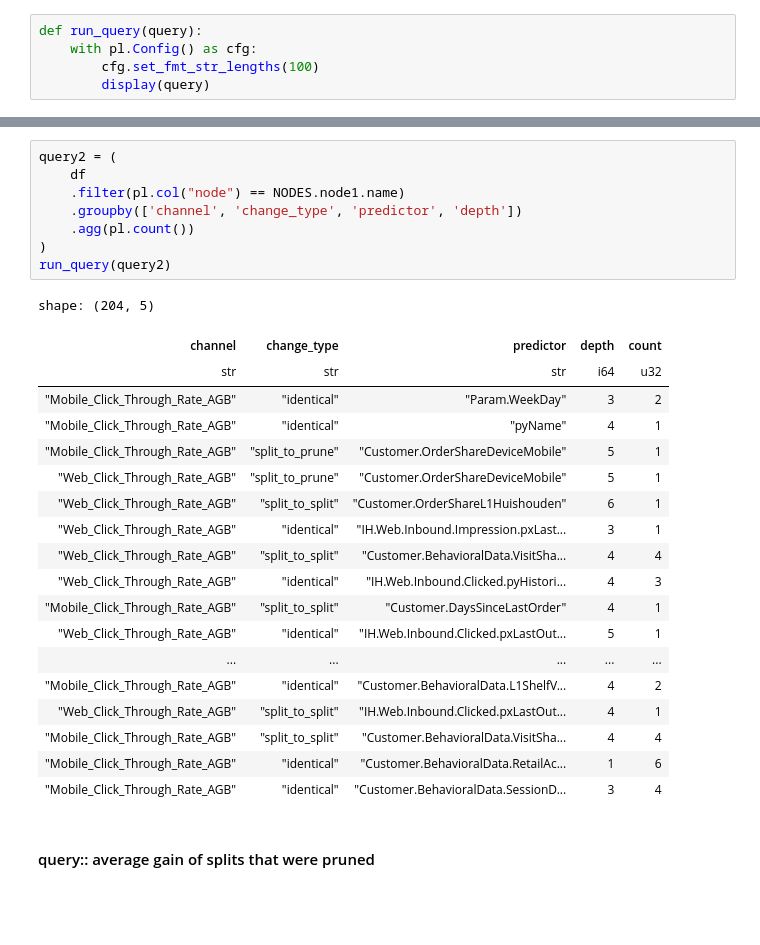
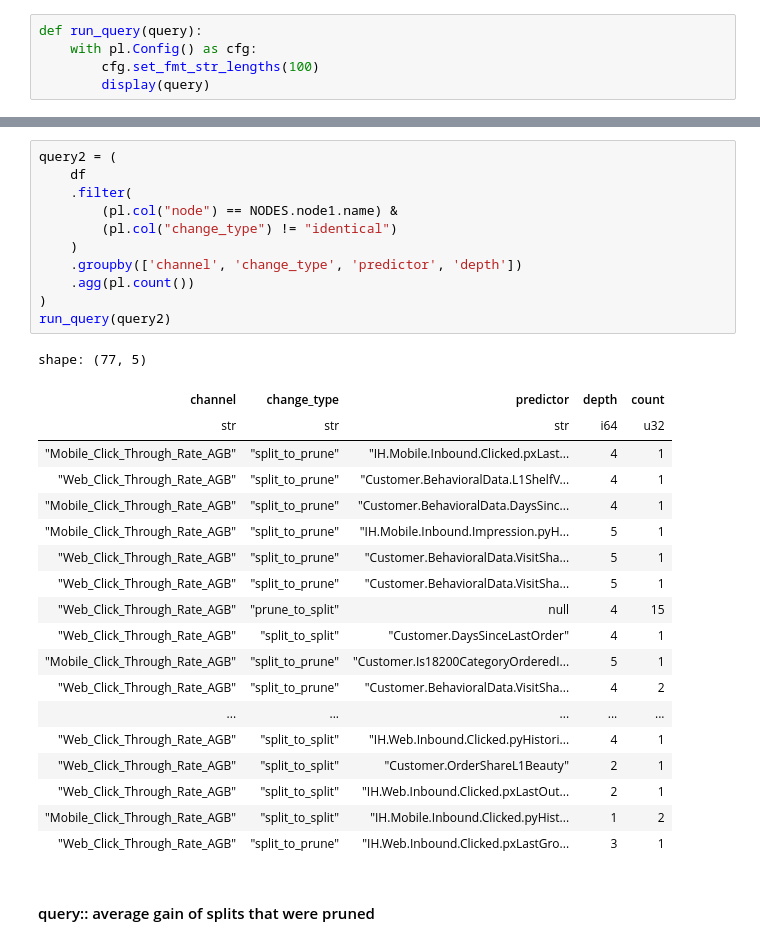
Before and after one commit to shaniyahassanali/pega-datascientist-tools, a Jupyter notebook: examples/datamart/TreeAnalysis.ipynb, the cells around one changed output, grey strips where cells are left out. Saved outputs shown, nothing was run; the diff lists cells and outputs as text; blank space fills up the shorter version.

```diff
--- a/examples/datamart/TreeAnalysis.ipynb
+++ b/examples/datamart/TreeAnalysis.ipynb
@@ -123,31 +122,34 @@ shape: (2, 16)
 # %%
 query2 = (
     df
-    .filter(pl.col("node") == NODES.node1.name)
+    .filter(
+        (pl.col("node") == NODES.node1.name) &
+        (pl.col("change_type") != "identical")
+    )
     .groupby(['channel', 'change_type', 'predictor', 'depth'])
     .agg(pl.count())
 )
 run_query(query2)
 # %% [output]
-shape: (204, 5)
+shape: (77, 5)
 | channel | change_type | predictor | depth | count |
 | str | str | str | i64 | u32 |
-| "Mobile_Click_Through_Rate_AGB" | "identical" | "Param.WeekDay" | 3 | 2 |
-| "Mobile_Click_Through_Rate_AGB" | "identical" | "pyName" | 4 | 1 |
-| "Mobile_Click_Through_Rate_AGB" | "split_to_prune" | "Customer.OrderShareDeviceMobile" | 5 | 1 |
-| "Web_Click_Through_Rate_AGB" | "split_to_prune" | "Customer.OrderShareDeviceMobile" | 5 | 1 |
-| "Web_Click_Through_Rate_AGB" | "split_to_split" | "Customer.OrderShareL1Huishouden" | 6 | 1 |
-| "Web_Click_Through_Rate_AGB" | "identical" | "IH.Web.Inbound.Impression.pxLast... | 3 | 1 |
-| "Web_Click_Through_Rate_AGB" | "split_to_split" | "Customer.BehavioralData.VisitSha... | 4 | 4 |
-| "Web_Click_Through_Rate_AGB" | "identical" | "IH.Web.Inbound.Clicked.pyHistori... | 4 | 3 |
-| "Mobile_Click_Through_Rate_AGB" | "split_to_split" | "Customer.DaysSinceLastOrder" | 4 | 1 |
-| "Web_Click_Through_Rate_AGB" | "identical" | "IH.Web.Inbound.Clicked.pxLastOut... | 5 | 1 |
+| "Mobile_Click_Through_Rate_AGB" | "split_to_prune" | "IH.Mobile.Inbound.Clicked.pxLast... | 4 | 1 |
+| "Web_Click_Through_Rate_AGB" | "split_to_prune" | "Customer.BehavioralData.L1ShelfV... | 4 | 1 |
+| "Mobile_Click_Through_Rate_AGB" | "split_to_prune" | "Customer.BehavioralData.DaysSinc... | 4 | 1 |
+| "Mobile_Click_Through_Rate_AGB" | "split_to_prune" | "IH.Mobile.Inbound.Impression.pyH... | 5 | 1 |
+| "Web_Click_Through_Rate_AGB" | "split_to_prune" | "Customer.BehavioralData.VisitSha... | 5 | 1 |
+| "Web_Click_Through_Rate_AGB" | "split_to_prune" | "Customer.BehavioralData.VisitSha... | 5 | 1 |
+| "Web_Click_Through_Rate_AGB" | "prune_to_split" | null | 4 | 15 |
+| "Web_Click_Through_Rate_AGB" | "split_to_split" | "Customer.DaysSinceLastOrder" | 4 | 1 |
+| "Mobile_Click_Through_Rate_AGB" | "split_to_prune" | "Customer.Is18200CategoryOrderedI... | 5 | 1 |
+| "Web_Click_Through_Rate_AGB" | "split_to_prune" | "Customer.BehavioralData.VisitSha... | 4 | 2 |
 | ... | ... | ... | ... | ... |
-| "Mobile_Click_Through_Rate_AGB" | "identical" | "Customer.BehavioralData.L1ShelfV... | 4 | 2 |
-| "Web_Click_Through_Rate_AGB" | "split_to_split" | "IH.Web.Inbound.Clicked.pxLastOut... | 4 | 1 |
-| "Mobile_Click_Through_Rate_AGB" | "split_to_split" | "Customer.BehavioralData.VisitSha... | 4 | 4 |
-| "Mobile_Click_Through_Rate_AGB" | "identical" | "Customer.BehavioralData.RetailAc... | 1 | 6 |
-| "Mobile_Click_Through_Rate_AGB" | "identical" | "Customer.BehavioralData.SessionD... | 3 | 4 |
+| "Web_Click_Through_Rate_AGB" | "split_to_split" | "IH.Web.Inbound.Clicked.pyHistori... | 4 | 1 |
+| "Web_Click_Through_Rate_AGB" | "split_to_split" | "Customer.OrderShareL1Beauty" | 2 | 1 |
+| "Web_Click_Through_Rate_AGB" | "split_to_split" | "IH.Web.Inbound.Clicked.pxLastOut... | 2 | 1 |
+| "Mobile_Click_Through_Rate_AGB" | "split_to_split" | "IH.Mobile.Inbound.Clicked.pyHist... | 1 | 2 |
+| "Web_Click_Through_Rate_AGB" | "split_to_prune" | "IH.Web.Inbound.Clicked.pxLastGro... | 3 | 1 |
 # %% [markdown]
 #### query:: average gain of splits that were pruned
 # %%
```
Also changed, not shown: parts of 13 cells of this notebook, 2 other files.
